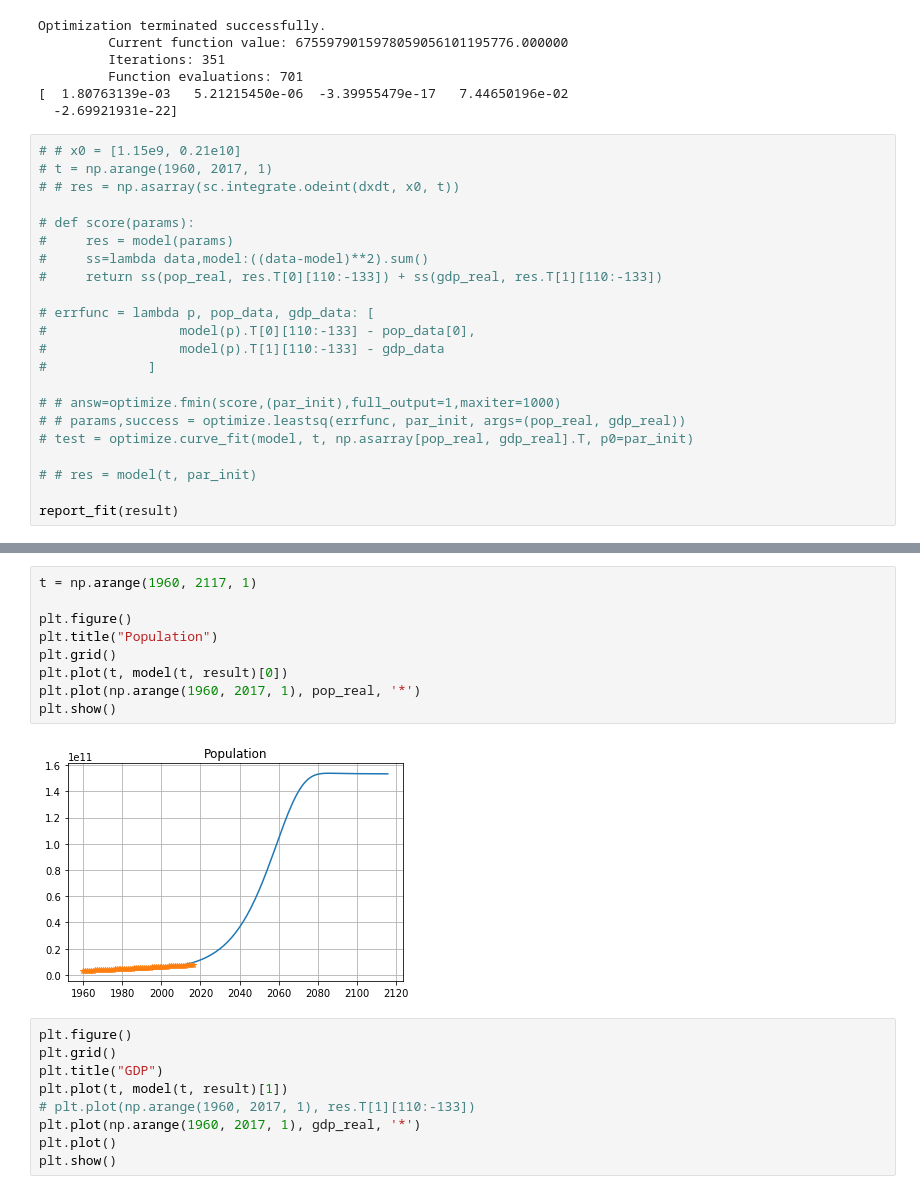
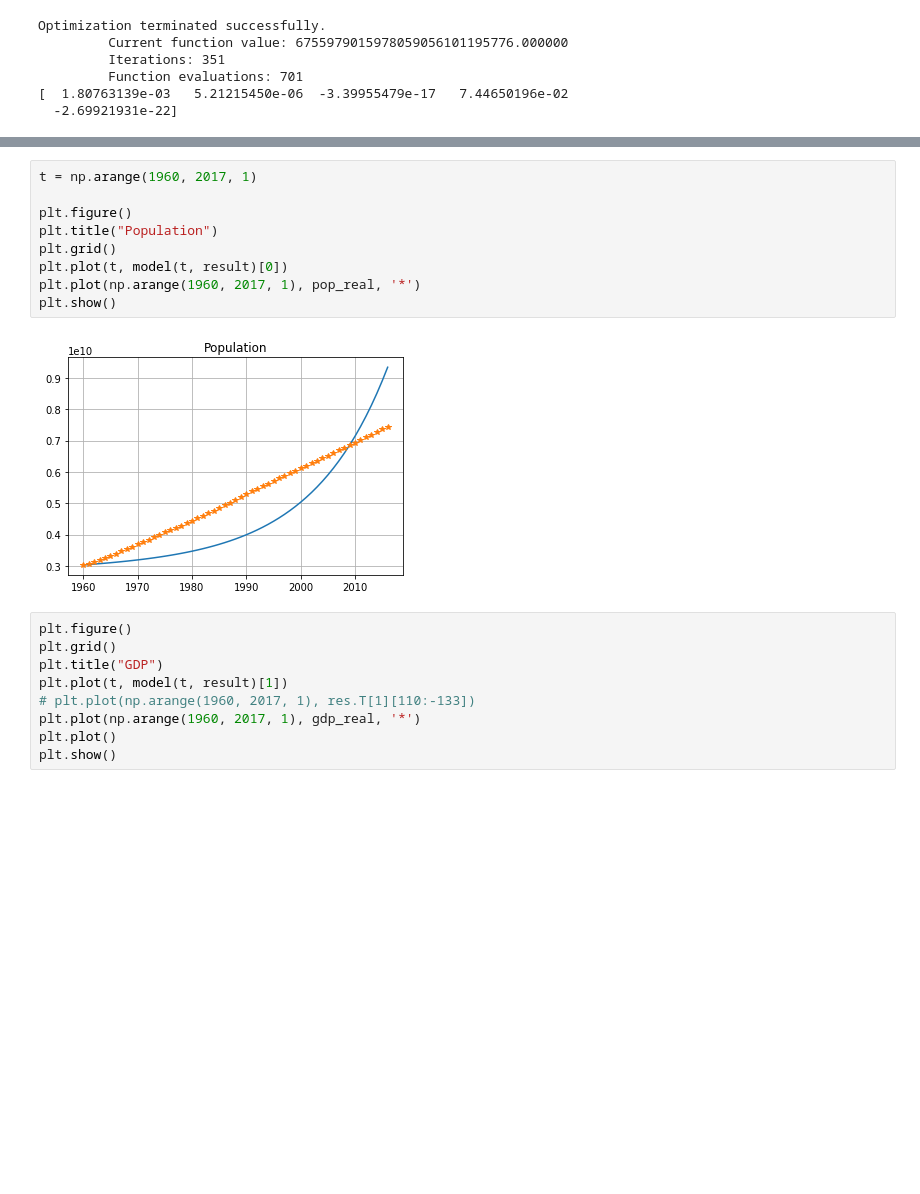
Before and after one commit to rfree18/math-modeling, a Jupyter notebook: final/Final.ipynb, the cells around one changed output, grey strips where cells are left out. Drawn from its saved outputs; the diff is of its cells as text; blank space fills up the shorter version.

```diff
--- a/final/Final.ipynb
+++ b/final/Final.ipynb
@@ -155,25 +139,3 @@ Optimization terminated successfully.
          Function evaluations: 701
 [  1.80763139e-03   5.21215450e-06  -3.39955479e-17   7.44650196e-02
   -2.69921931e-22]
-# %%
-# # x0 = [1.15e9, 0.21e10]
-# t = np.arange(1960, 2017, 1)
-# # res = np.asarray(sc.integrate.odeint(dxdt, x0, t))
-
-# def score(params):
-#     res = model(params)
-#     ss=lambda data,model:((data-model)**2).sum()
-#     return ss(pop_real, res.T[0][110:-133]) + ss(gdp_real, res.T[1][110:-133])
-
-# errfunc = lambda p, pop_data, gdp_data: [
-#                 model(p).T[0][110:-133] - pop_data[0],
-#                 model(p).T[1][110:-133] - gdp_data
-#             ]
-
-# # answ=optimize.fmin(score,(par_init),full_output=1,maxiter=1000)
-# # params,success = optimize.leastsq(errfunc, par_init, args=(pop_real, gdp_real))
-# test = optimize.curve_fit(model, t, np.asarray[pop_real, gdp_real].T, p0=par_init)
-
-# # res = model(t, par_init)
-
-report_fit(result)
@@ -202,14 +142,14 @@ print(model(t, result))
 # %%
-t = np.arange(1960, 2117, 1)
+t = np.arange(1960, 2017, 1)
 
 plt.figure()
 plt.title("Population")
 plt.grid()
 plt.plot(t, model(t, result)[0])
 plt.plot(np.arange(1960, 2017, 1), pop_real, '*')
 plt.show()
 # %% [output]
-[figure, old version]
+[figure, new version]
 # %%
 plt.figure()
 plt.grid()
```
Also changed, not shown: parts of 2 cells of this notebook.
